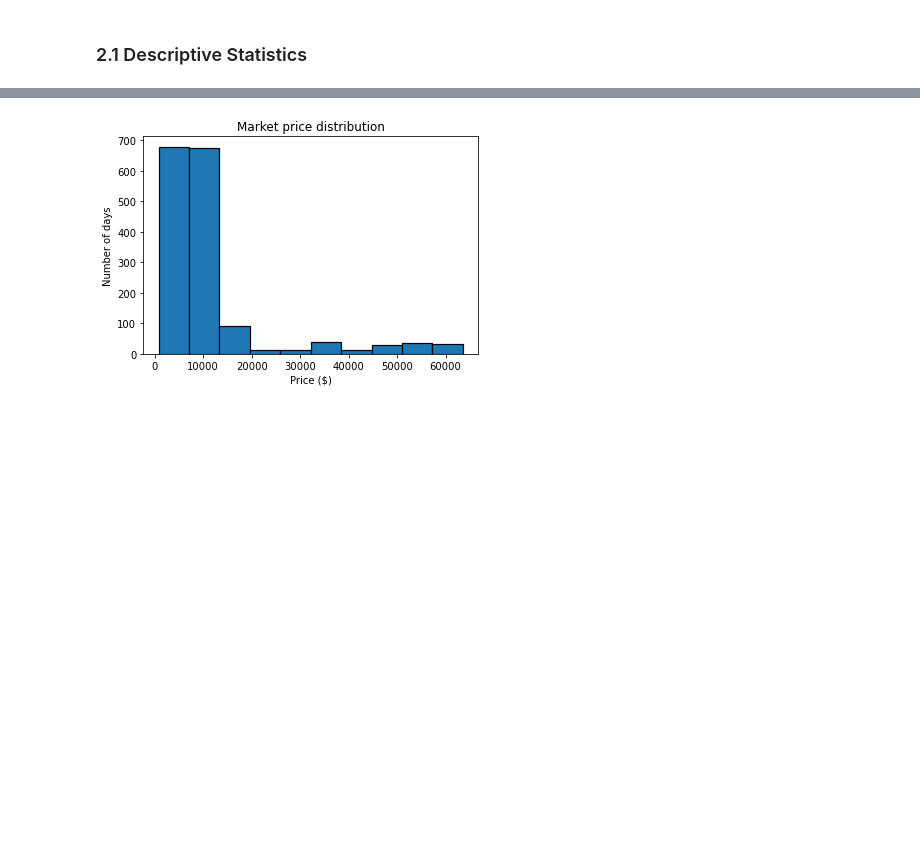
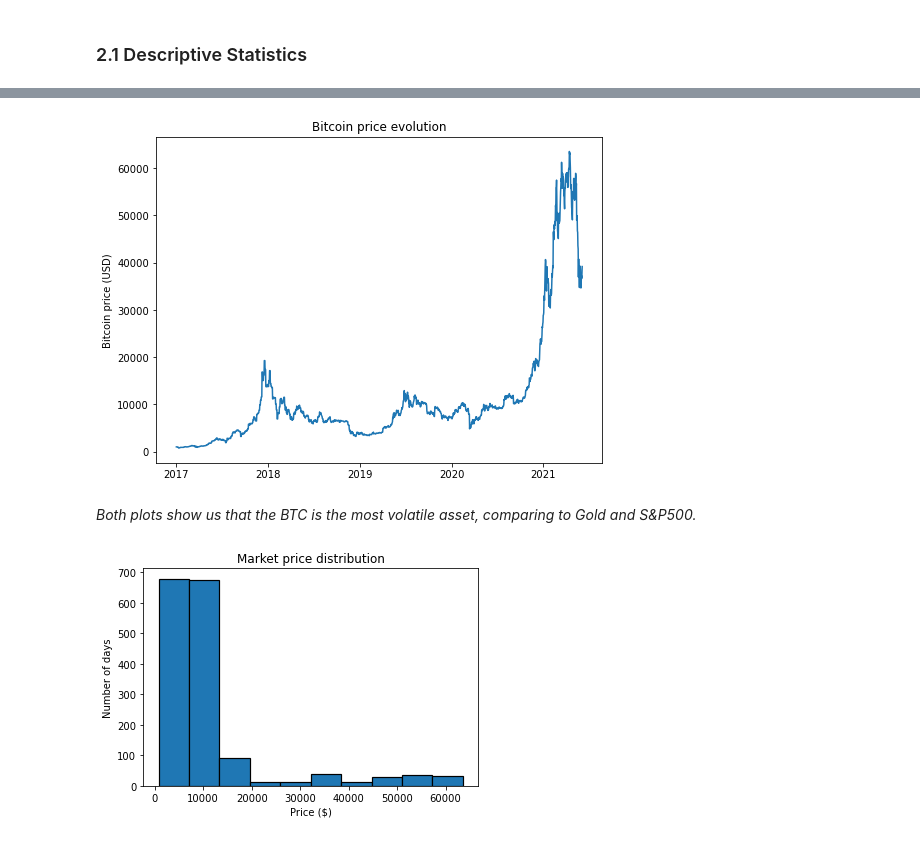
Before and after one commit to s-asrmorais/MSc_thesis_code_DataScience, a Jupyter notebook: code.ipynb, the cells around one changed output, grey strips where cells are left out. Saved outputs shown, nothing was run; the diff lists cells and outputs as text; code cells hidden in the pictures; blank space fills up the shorter version.

```diff
--- a/code.ipynb
+++ b/code.ipynb
@@ -591,3 +569,19 @@ plt.show()
+# %%
+# Plotting the Bitcoin price between 2017 and 2021
+date = final['market-price'].index
+value = final['market-price']
+fig, ax = plt.subplots(figsize=(8, 6))
+year_locator = mdates.YearLocator()
+ax.xaxis.set_major_locator(year_locator) # Locator for major axis only.
+ax.plot(date, value);
+plt.ylabel('Bitcoin price (USD)')
+plt.title('Bitcoin price evolution')
+plt.savefig('C:/Users/sofia/OneDrive/Desktop/CLSBE/2nd year/Tese/Figuras/btc_price_years.jpg') # save this figure to use in the thesis
+plt.show() # Plot the graph so we can see the results
+# %% [output]
+[figure, added]
+# %% [markdown]
+*Both plots show us that the BTC is the most volatile asset, comparing to Gold and S&P500.*
 # %%
 plt.hist(final['market-price'],edgecolor='black', linewidth=1.2)
 plt.title('Market price distribution')
```
Also changed, not shown: parts of 18 cells of this notebook.
